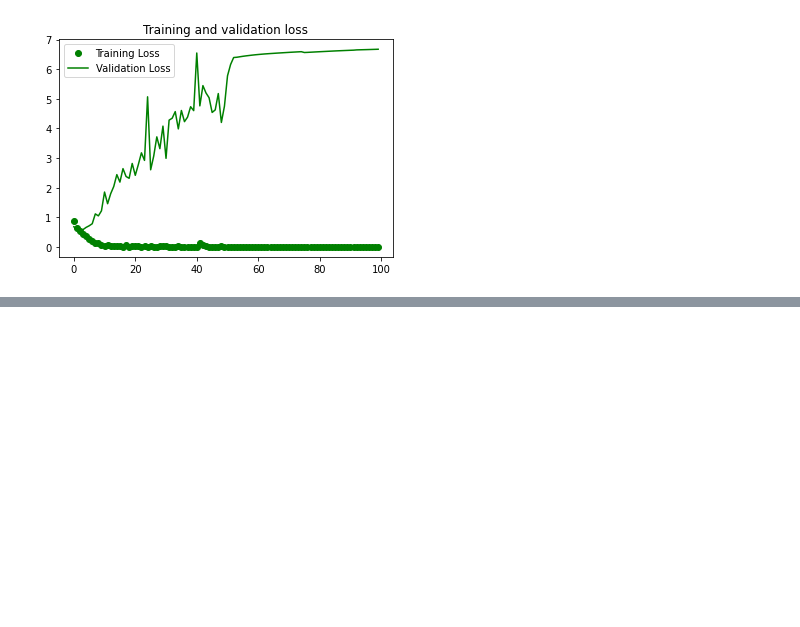
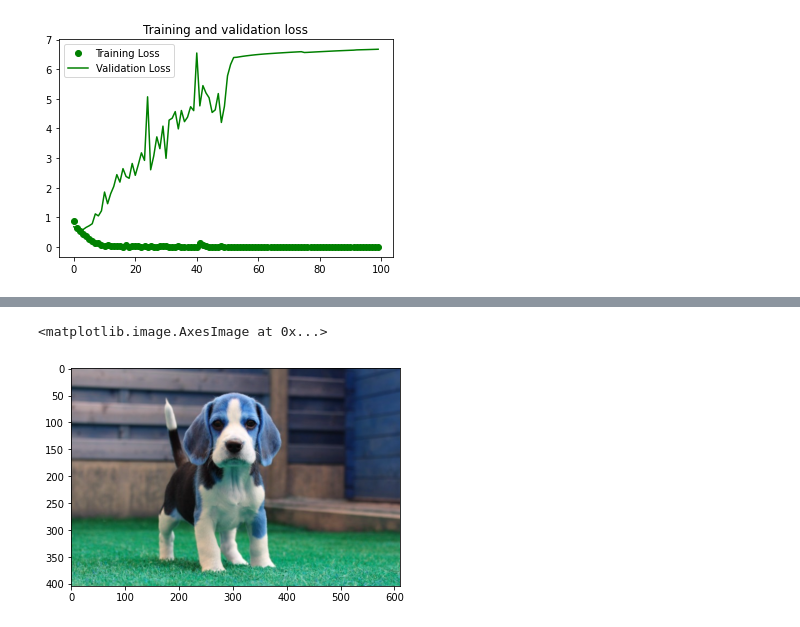
Before and after one commit to gangins/ex1, a Jupyter notebook: CAT_VS_DOG_머신러닝을_통한_분류_(과제1_문제_8번).ipynb, the cells around one changed output, grey strips where cells are left out. Drawn from its saved outputs; the diff is of its cells as text; code cells hidden in the pictures; blank space fills up the shorter version.

```diff
--- a/CAT_VS_DOG_머신러닝을_통한_분류_(과제1_문제_8번).ipynb
+++ b/CAT_VS_DOG_머신러닝을_통한_분류_(과제1_문제_8번).ipynb
@@ -264,0 +294,7 @@ Saving 166788639_1_1634025108_w360.jpg to 166788639_1_1634025108_w360.jpg
+# %%
+import cv2
+imgb = cv2.imread("강아지사진2.jpg")
+plt.imshow(imgb)
+# %% [output]
+<matplotlib.image.AxesImage at 0x...>
+[figure, added]
```
Also changed, not shown: parts of 4 cells of this notebook.
